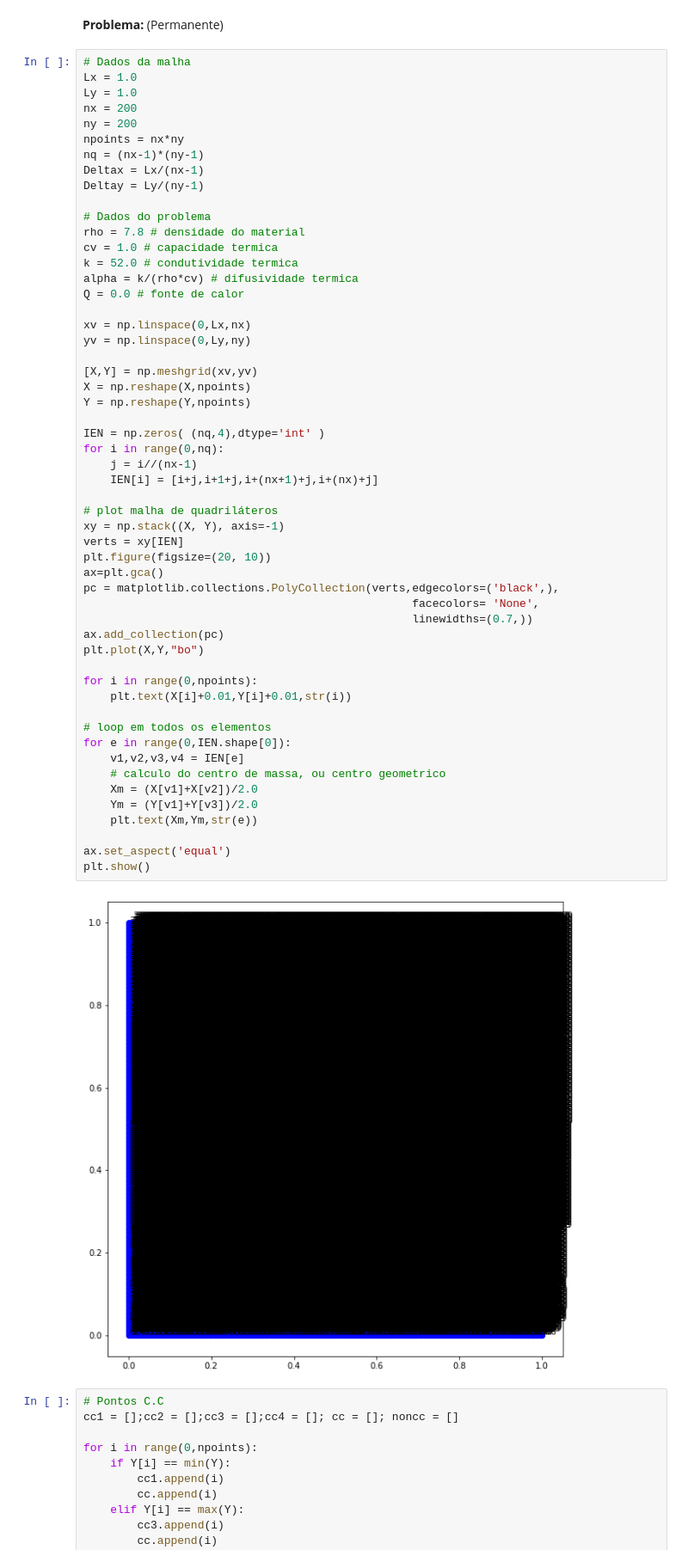
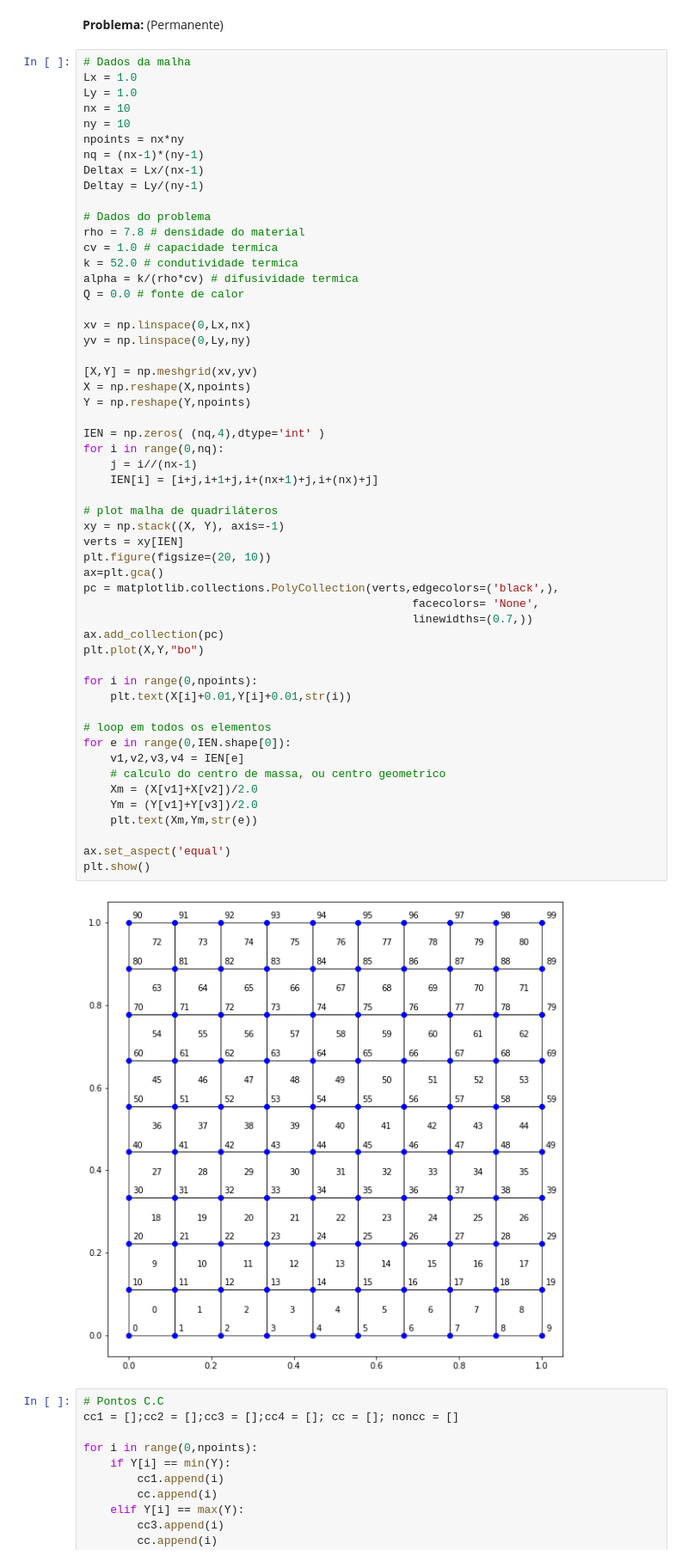
Before and after one commit to barros-jv/Heat_Transfer, a Jupyter notebook: Metodo_das_Diferencas_Finitas/Prob_Termico_2D_MDF.ipynb, the cells around one changed output. Shown: that part at 86% size. Drawn from its saved outputs; the diff is of its cells as text.

```diff
--- a/Metodo_das_Diferencas_Finitas/Prob_Termico_2D_MDF.ipynb
+++ b/Metodo_das_Diferencas_Finitas/Prob_Termico_2D_MDF.ipynb
@@ -14,8 +14,8 @@ __Problema:__ (Permanente)
 # Dados da malha
 Lx = 1.0
 Ly = 1.0
-nx = 200
-ny = 200
+nx = 10
+ny = 10
 npoints = nx*ny
 nq = (nx-1)*(ny-1)
 Deltax = Lx/(nx-1)
@@ -38,34 +38,34 @@ Y = np.reshape(Y,npoints)
 IEN = np.zeros( (nq,4),dtype='int' )
 for i in range(0,nq):
     j = i//(nx-1)
     IEN[i] = [i+j,i+1+j,i+(nx+1)+j,i+(nx)+j]
 
 # plot malha de quadriláteros
 xy = np.stack((X, Y), axis=-1)
 verts = xy[IEN]
 plt.figure(figsize=(20, 10))
 ax=plt.gca()
 pc = matplotlib.collections.PolyCollection(verts,edgecolors=('black',),
                                                  facecolors= 'None',
                                                  linewidths=(0.7,))
 ax.add_collection(pc)
 plt.plot(X,Y,"bo")
 
 for i in range(0,npoints):
     plt.text(X[i]+0.01,Y[i]+0.01,str(i))
 
 # loop em todos os elementos
 for e in range(0,IEN.shape[0]):
     v1,v2,v3,v4 = IEN[e]
     # calculo do centro de massa, ou centro geometrico
     Xm = (X[v1]+X[v2])/2.0
     Ym = (Y[v1]+Y[v3])/2.0
     plt.text(Xm,Ym,str(e))
 
 ax.set_aspect('equal')
 plt.show()
 # %% [output]
-[figure, old version]
+[figure, new version]
 # %%
 # Pontos C.C
 cc1 = [];cc2 = [];cc3 = [];cc4 = []; cc = []; noncc = []
```
Also changed, not shown: parts of 9 cells of this notebook.
